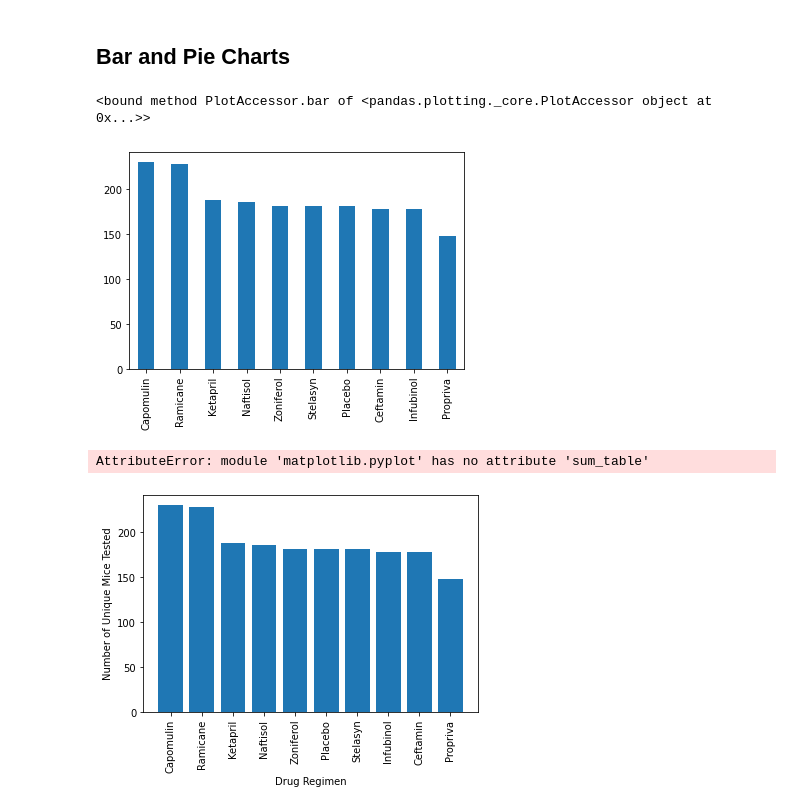
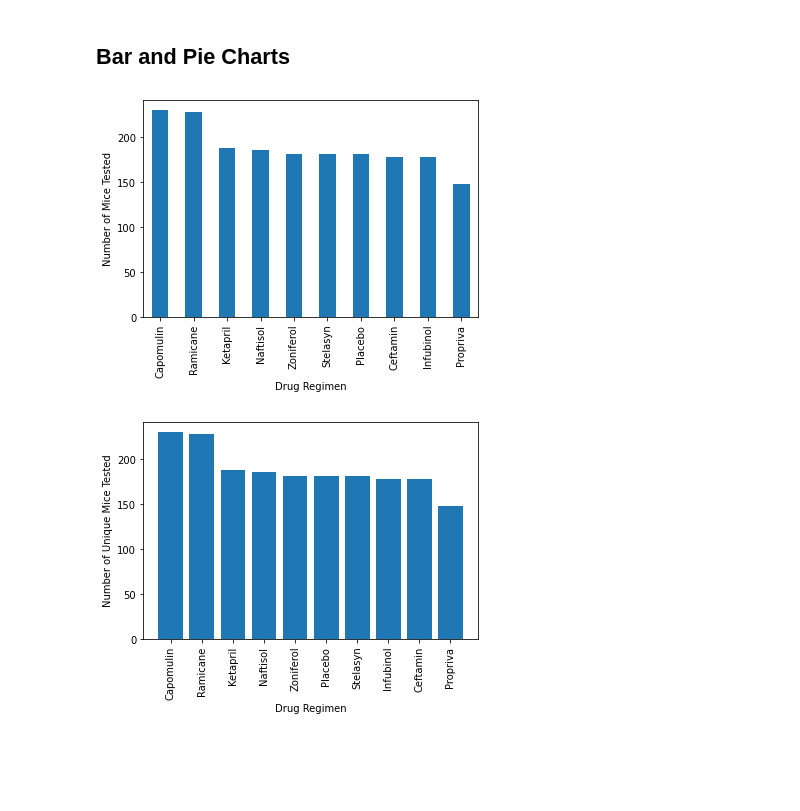
Before and after one commit to carolyan1/Matplotlib-Challenge, a Jupyter notebook: Pymaceuticals/Pymaceuticals_Starter.ipynb, the cells around one changed output. Cells and saved outputs as stored; diff of their text form; code cells hidden in the pictures; blank space fills up the shorter version.

Commit message:
bar chart

```diff
--- a/Pymaceuticals/Pymaceuticals_Starter.ipynb
+++ b/Pymaceuticals/Pymaceuticals_Starter.ipynb
@@ -140,14 +140,11 @@ sum_table
 # %%
 # Generate a bar plot showing the total number of measurements taken on each drug regimen using pandas.
 Mice_number_clean['Drug Regimen'].value_counts().plot(kind='bar')
+plt.xlabel("Drug Regimen")
+plt.ylabel("Number of Mice Tested")
+plt.show()
 # %% [output]
-<bound method PlotAccessor.bar of <pandas.plotting._core.PlotAccessor object at 0x...>>
-[figure, old version]
+[figure, new version]
-# %%
-x_axis = np.
-plt.bar(x_axism )
-# %% [output]
-AttributeError: module 'matplotlib.pyplot' has no attribute 'sum_table'
 # %%
 # Generate a bar plot showing the total number of measurements taken on each drug regimen using using pyplot.
 # %% [output]
```
